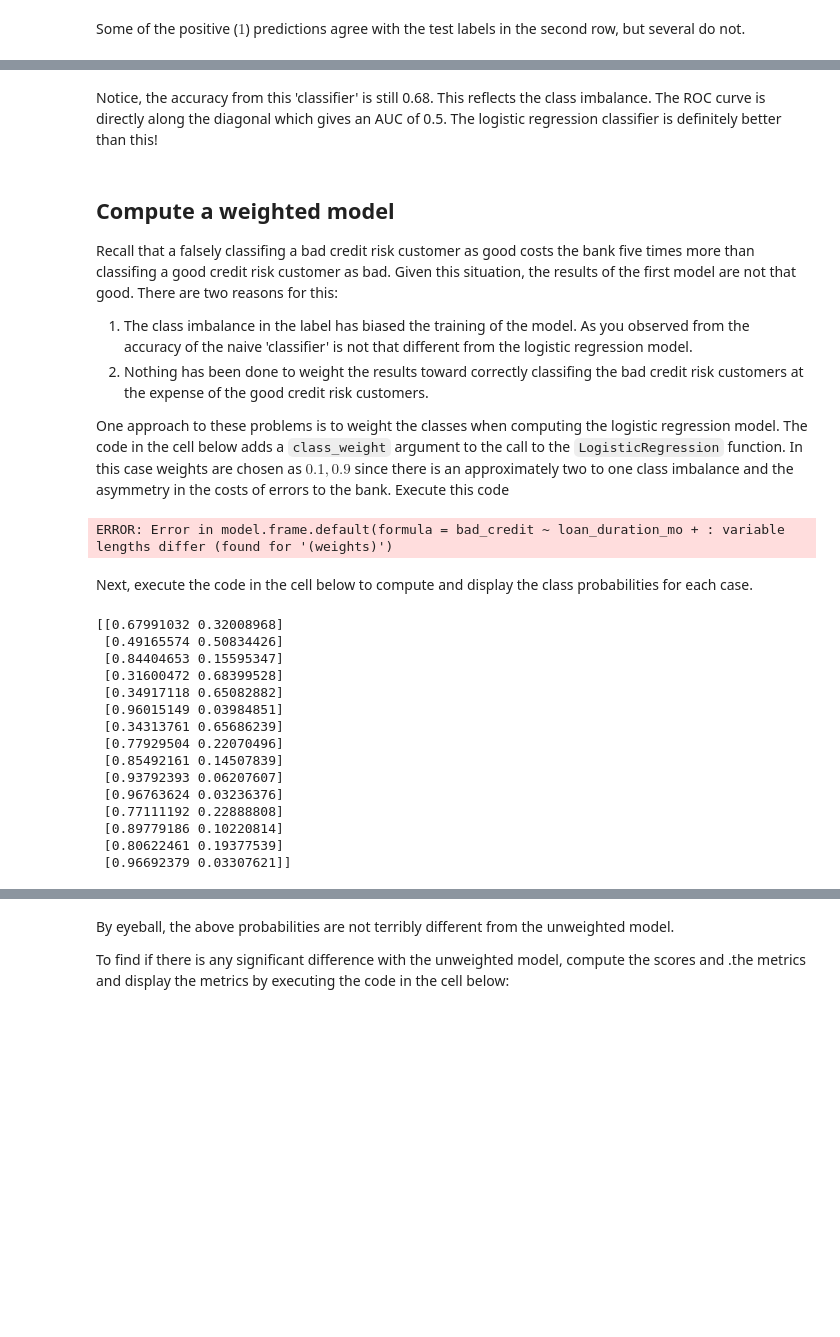
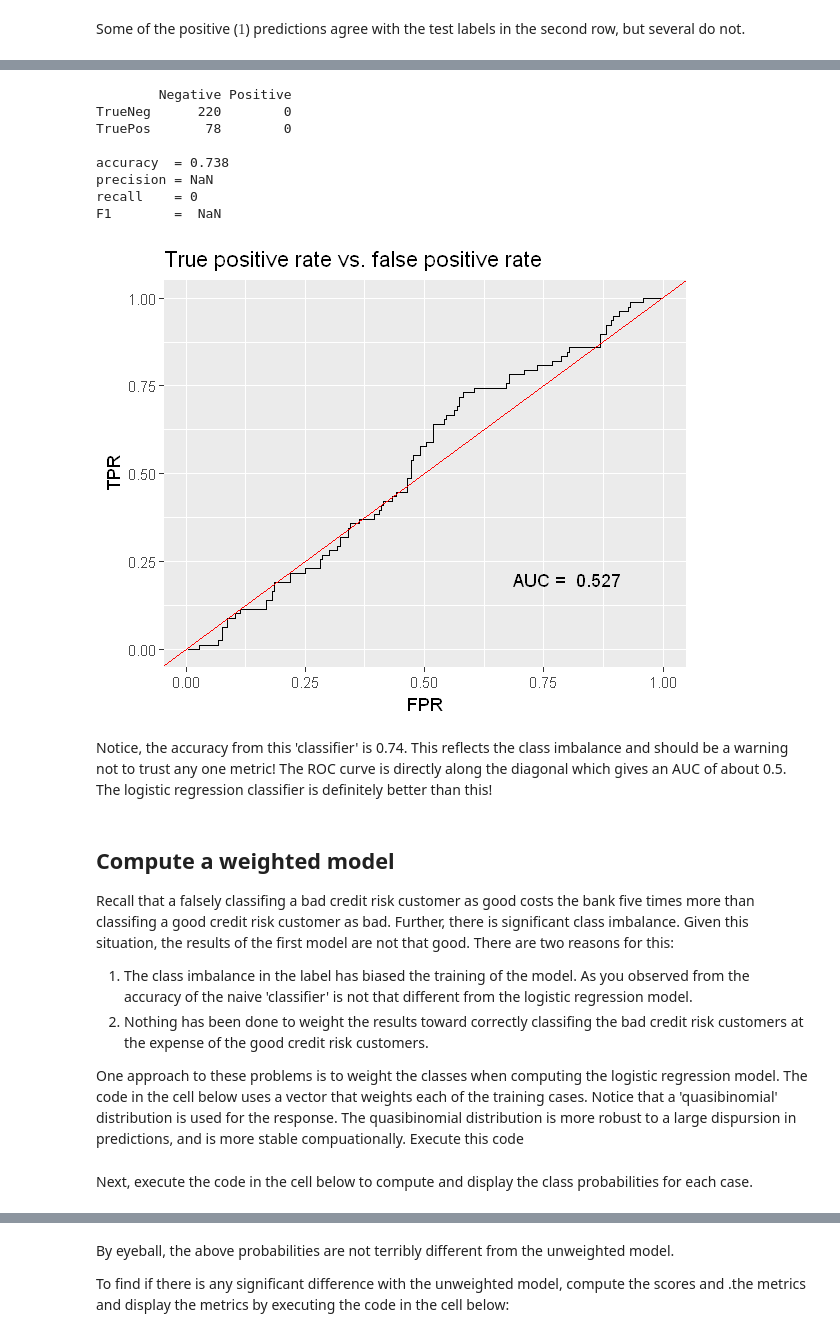
Before and after one commit to vijayraavi/Principles-of-Machine-Learning-R, a Jupyter notebook: Module4/Classificaton.ipynb, the cells around one changed output, grey strips where cells are left out. Drawn from its saved outputs; the diff is of its cells as text; code cells hidden in the pictures; blank space fills up the shorter version.

```diff
--- a/Module4/Classificaton.ipynb
+++ b/Module4/Classificaton.ipynb
@@ -383,42 +381,38 @@ F1          0.81          0.00
+# %%
+test$score = rep(0, lenght.out = nrow(test))
+logistic.eval(test)
+simple_roc(test)
+# %% [output]
+        Negative Positive
+TrueNeg      220        0
+TruePos       78        0
+
+accuracy  = 0.738
+precision = NaN
+recall    = 0
+F1        =  NaN
+[figure, added]
 # %% [markdown]
-Notice, the accuracy from this 'classifier' is still 0.68. This reflects the class imbalance. The ROC curve is directly along the diagonal which gives an AUC of 0.5. The logistic regression classifier is definitely better than this!
+Notice, the accuracy from this 'classifier' is 0.74. This reflects the class imbalance and should be a warning not to trust any one metric! The ROC curve is directly along the diagonal which gives an AUC of about 0.5. The logistic regression classifier is definitely better than this!
 # %% [markdown]
 ## Compute a weighted model
 
-Recall that a falsely classifing a bad credit risk customer as good costs the bank five times more than classifing a good credit risk customer as bad. Given this situation, the results of the first model are not that good. There are two reasons for this:
+Recall that a falsely classifing a bad credit risk customer as good costs the bank five times more than classifing a good credit risk customer as bad. Further, there is significant class imbalance. Given this situation, the results of the first model are not that good. There are two reasons for this:
 
 1. The class imbalance in the label has biased the training of the model. As you observed from the accuracy of the naive 'classifier' is not that different from the logistic regression model.
 2. Nothing has been done to weight the results toward correctly classifing the bad credit risk customers at the expense of the good credit risk customers.
 
-One approach to these problems is to weight the classes when computing the logistic regression model. The code in the cell below adds a `class_weight` argument to the call to the `LogisticRegression` function. In this case weights are chosen as $0.1, 0.9$ since there is an approximately two to one class imbalance and the asymmetry in the costs of errors to the bank. Execute this code
+One approach to these problems is to weight the classes when computing the logistic regression model. The code in the cell below uses a vector that weights each of the training cases. Notice that a 'quasibinomial' distribution is used for the response. The quasibinomial distribution is more robust to a large dispursion in predictions, and is more stable compuationally. Execute this code
 # %%
+## Create a weight vector for the training cases.
+weights = ifelse(training$bad_credit == 1, 0.66, 0.34)
+## GLM with weights
 logistic_mod_w = glm(bad_credit ~ loan_duration_mo + loan_amount +
                                  payment_pcnt_income + age_yrs +
                                  checking_account_status + credit_history +
                                  purpose + gender_status + time_in_residence +
                                  property,
-                    family = binomial, data = training,
-                    weights = c(0.1,0.9))
+                    family = quasibinomial, data = training,
+                    weights = weights)
-# %% [output]
-ERROR: Error in model.frame.default(formula = bad_credit ~ loan_duration_mo + : variable lengths differ (found for '(weights)')
 # %% [markdown]
 Next, execute the code in the cell below to compute and display the class probabilities for each case.
-# %%
-probabilities = logistic_mod.predict_proba(x_test)
-print(probabilities[:15,:])
-# %% [output]
-[[0.67991032 0.32008968]
- [0.49165574 0.50834426]
- [0.84404653 0.15595347]
- [0.31600472 0.68399528]
- [0.34917118 0.65082882]
- [0.96015149 0.03984851]
- [0.34313761 0.65686239]
- [0.77929504 0.22070496]
- [0.85492161 0.14507839]
- [0.93792393 0.06207607]
- [0.96763624 0.03236376]
- [0.77111192 0.22888808]
- [0.89779186 0.10220814]
- [0.80622461 0.19377539]
- [0.96692379 0.03307621]]
```
Also changed, not shown: parts of 24 cells of this notebook.
